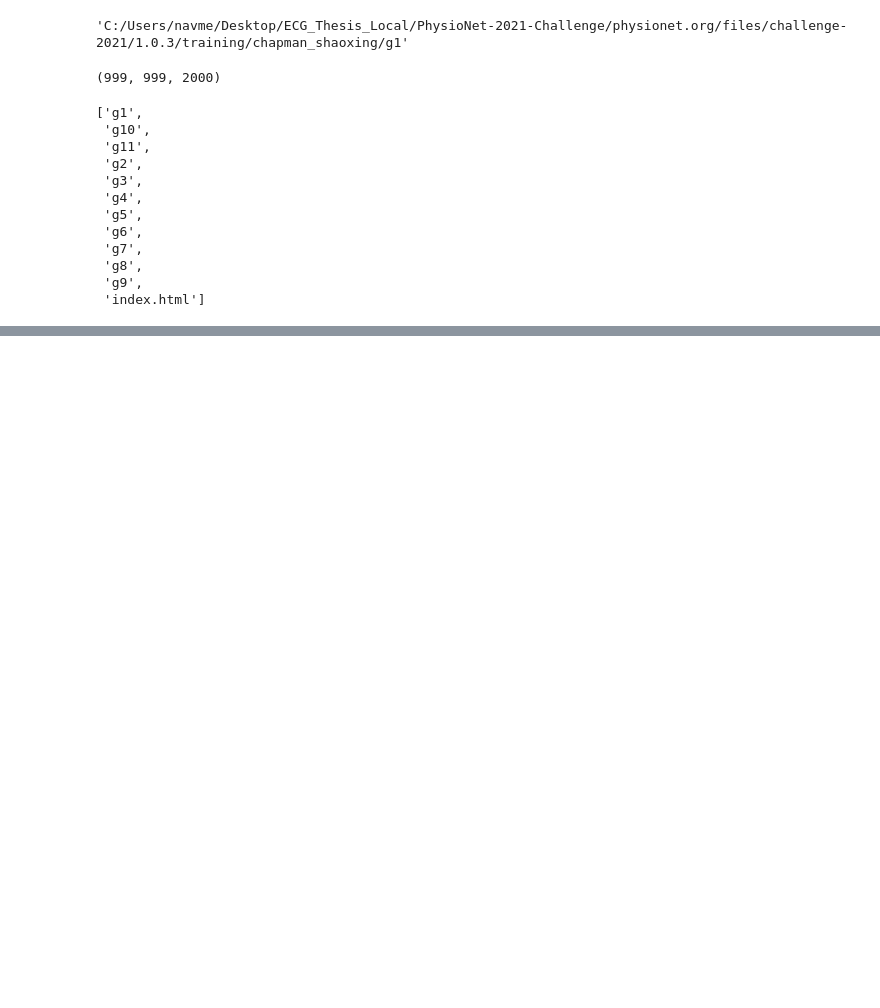
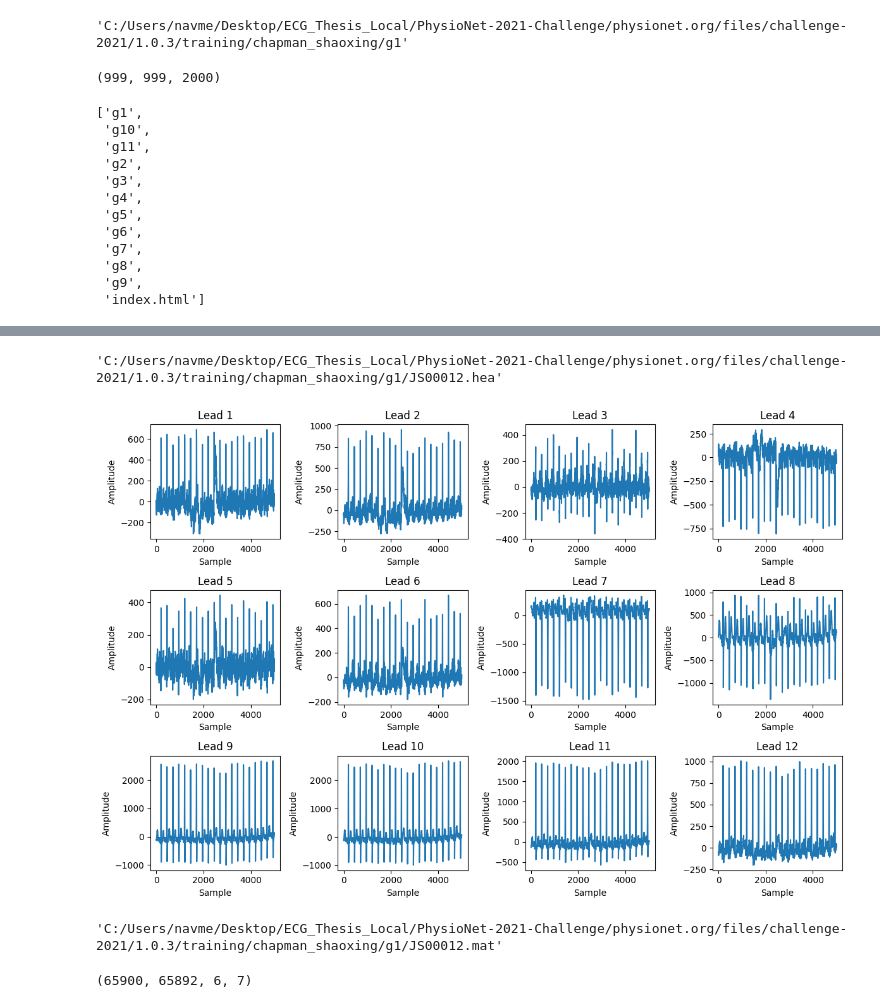
Before and after one commit to naavie/ECG_Project, a Jupyter notebook: ExploratoryAnalysis_PhysioNet.ipynb, the cells around one changed output, grey strips where cells are left out. Cells and saved outputs as stored; diff of their text form; code cells hidden in the pictures; blank space fills up the shorter version.

```diff
--- a/ExploratoryAnalysis_PhysioNet.ipynb
+++ b/ExploratoryAnalysis_PhysioNet.ipynb
@@ -163,5 +163,3 @@ print(physionet_file_PATHS[1])
 # %% [output]
 ['g1', 'g2', 'g3', 'g4', 'g5', 'g6', 'g7', 'index.html']
 C:/Users/navme/Desktop/ECG_Thesis_Local/PhysioNet-2021-Challenge/physionet.org/files/challenge-2021/1.0.3/training/cpsc_2018
-# %%
-physionet_file_PATHS.remove('C:/Users/navme/Desktop/ECG_Thesis_Local/PhysioNet-2021-Challenge/physionet.org/files/challenge-2021/1.0.3/training/index.html')
@@ -231,13 +245,18 @@ os.listdir(physionet_file_PATHS[0])
 # %%
-test_data_path_hea = []
-test_data_path_mat = []
-
 for path in physionet_file_PATHS:
     for sub_folder in os.listdir(path):
         sub_folder_path = os.path.join(path, sub_folder)
         sub_folder_path = sub_folder_path.replace('\\', '/')
-        for file in os.listdir(sub_folder_path):
-            if file.endswith('.hea'):
-                test_data_path_hea.append(os.path.join(sub_folder_path, file))
-            elif file.endswith('.mat'):
-                test_data_path_mat.append(os.path.join(sub_folder_path, file))
+        if sub_folder.endswith('index.html'):
+            test_data_indices.append(sub_folder_path)
+        else:
+            if os.path.isdir(sub_folder_path):
+                for file in os.listdir(sub_folder_path):
+                    if file.endswith('.hea'):
+                        file_path = os.path.join(sub_folder_path, file)
+                        file_path = file_path.replace('\\', '/')
+                        test_data_path_hea.append(file_path)
+                    elif file.endswith('.mat'):
+                        file_path = os.path.join(sub_folder_path, file)
+                        file_path = file_path.replace('\\', '/')
+                        test_data_path_mat.append(file_path)
@@ -249,0 +267,7 @@ test_data_path_hea
+# %%
+hea_file_path = test_data_path_hea[10]
+
+with open(hea_file_path, 'r') as f:
+    contents = f.read()
+
+print(contents)
@@ -250,3 +294,28 @@ test_data_path_hea
+# %%
+hea_file_path
+# %% [output]
+'C:/Users/navme/Desktop/ECG_Thesis_Local/PhysioNet-2021-Challenge/physionet.org/files/challenge-2021/1.0.3/training/chapman_shaoxing/g1/JS00012.hea'
+# %%
+mat_file_path = test_data_path_mat[10]
+
+data = sio.loadmat(mat_file_path)
+
+fig, axs = plt.subplots(nrows=3, ncols=4, figsize=(12, 8))
+
+for i, ax in enumerate(axs.flat):
+    ax.plot(data['val'][i])
+    ax.set_xlabel('Sample')
+    ax.set_ylabel('Amplitude')
+    ax.set_title(f'Lead {i+1}')
+
+plt.tight_layout()
+plt.show()
+# %% [output]
+[figure, added]
+# %%
+mat_file_path
+# %% [output]
+'C:/Users/navme/Desktop/ECG_Thesis_Local/PhysioNet-2021-Challenge/physionet.org/files/challenge-2021/1.0.3/training/chapman_shaoxing/g1/JS00012.mat'
 # %%
 class PhysioNetDataset(torch.utils.data.Dataset):
     def __init__(self, dataset_path, train=False):
@@ -282,3 +377,7 @@ class PhysioNetDataset(torch.utils.data.Dataset):
 
     def __len__(self):
         return len(self.file_PATHS)
+# %%
+len(temp._hea_files), len(temp._mat_files), len(temp._indices_files), len(temp)
+# %% [output]
+(65900, 65892, 6, 7)
```
Also changed, not shown: parts of 7 cells of this notebook.
